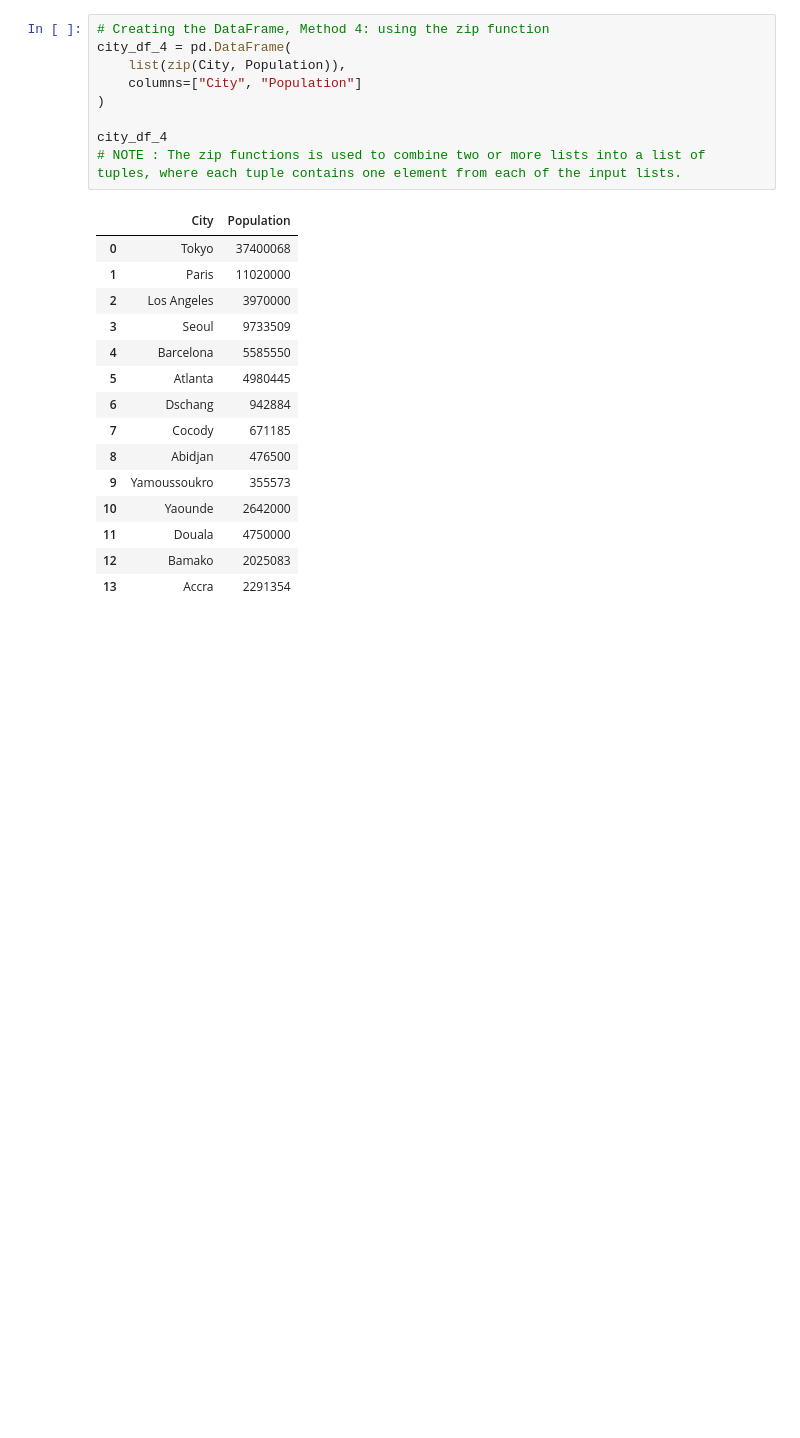
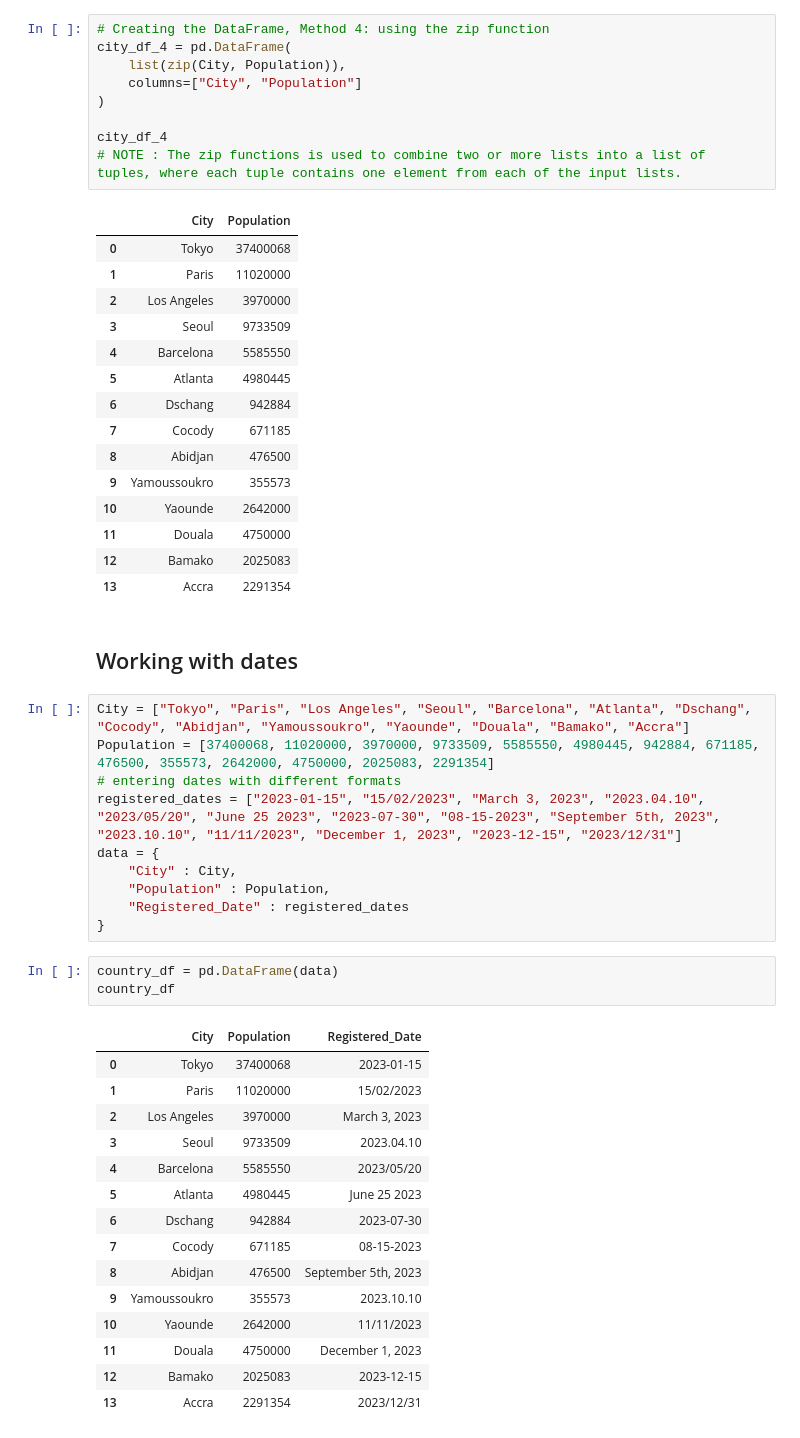
Before and after one commit to Wambaforestin/learning-python, a Jupyter notebook: python_libraries/learning_pandas2.0.ipynb, the cells around one changed output. Drawn from its saved outputs; the diff is of its cells as text; blank space fills up the shorter version.

Commit message:
feat: working with dates

```diff
--- a/python_libraries/learning_pandas2.0.ipynb
+++ b/python_libraries/learning_pandas2.0.ipynb
@@ -987,3 +995,34 @@ city_df_4
 | 11 | Douala | 4750000 |
 | 12 | Bamako | 2025083 |
 | 13 | Accra | 2291354 |
+# %% [markdown]
+## Working with dates
+# %%
+City = ["Tokyo", "Paris", "Los Angeles", "Seoul", "Barcelona", "Atlanta", "Dschang", "Cocody", "Abidjan", "Yamoussoukro", "Yaounde", "Douala", "Bamako", "Accra"]
+Population = [37400068, 11020000, 3970000, 9733509, 5585550, 4980445, 942884, 671185, 476500, 355573, 2642000, 4750000, 2025083, 2291354]
+# entering dates with different formats
+registered_dates = ["2023-01-15", "15/02/2023", "March 3, 2023", "2023.04.10", "2023/05/20", "June 25 2023", "2023-07-30", "08-15-2023", "September 5th, 2023", "2023.10.10", "11/11/2023", "December 1, 2023", "2023-12-15", "2023/12/31"]
+data = {
+    "City" : City,
+    "Population" : Population,
+    "Registered_Date" : registered_dates
+}
+# %%
+country_df = pd.DataFrame(data)
+country_df
+# %% [output]
+|  | City | Population | Registered_Date |
+| 0 | Tokyo | 37400068 | 2023-01-15 |
+| 1 | Paris | 11020000 | 15/02/2023 |
+| 2 | Los Angeles | 3970000 | March 3, 2023 |
+| 3 | Seoul | 9733509 | 2023.04.10 |
+| 4 | Barcelona | 5585550 | 2023/05/20 |
+| 5 | Atlanta | 4980445 | June 25 2023 |
+| 6 | Dschang | 942884 | 2023-07-30 |
+| 7 | Cocody | 671185 | 08-15-2023 |
+| 8 | Abidjan | 476500 | September 5th, 2023 |
+| 9 | Yamoussoukro | 355573 | 2023.10.10 |
+| 10 | Yaounde | 2642000 | 11/11/2023 |
+| 11 | Douala | 4750000 | December 1, 2023 |
+| 12 | Bamako | 2025083 | 2023-12-15 |
+| 13 | Accra | 2291354 | 2023/12/31 |
```
Also changed, not shown: parts of 8 cells of this notebook.
